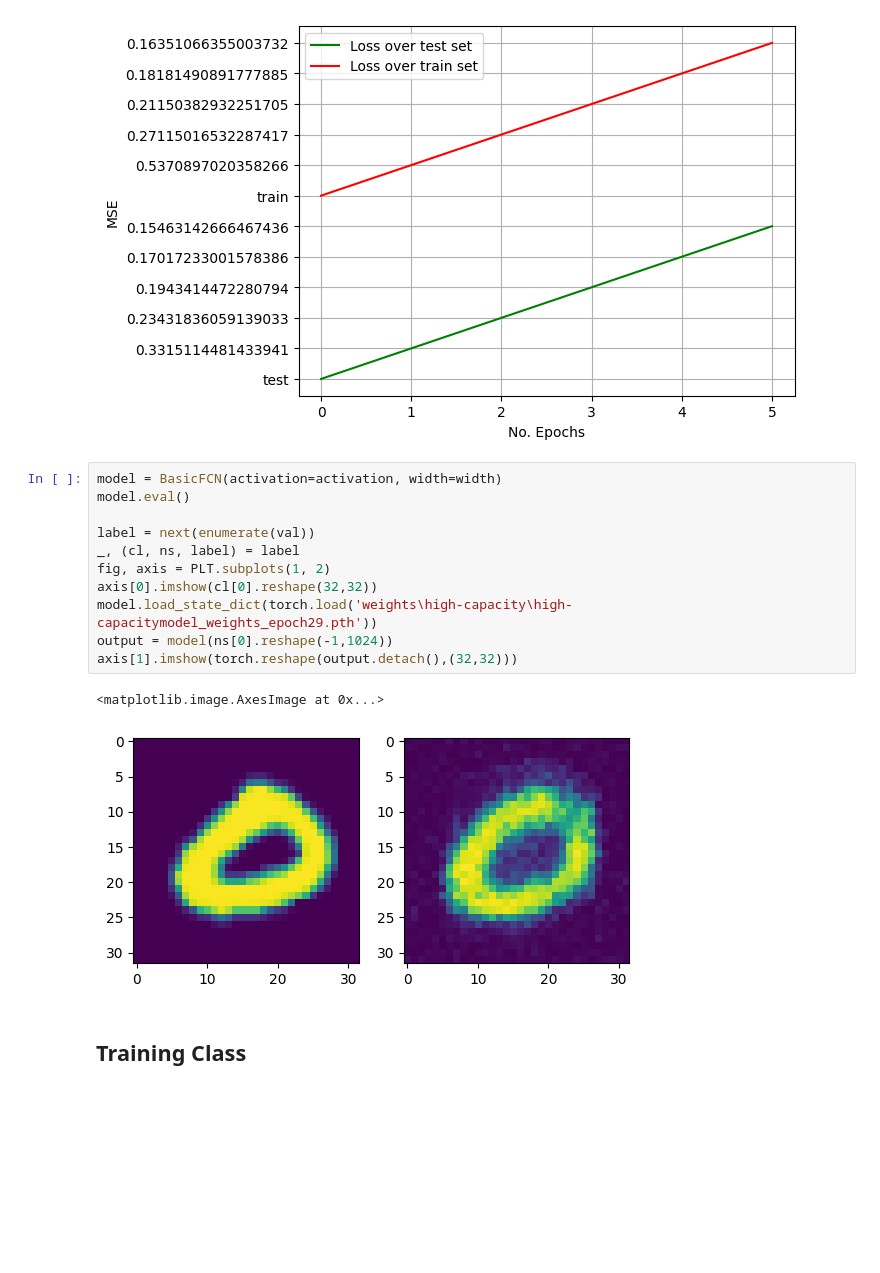
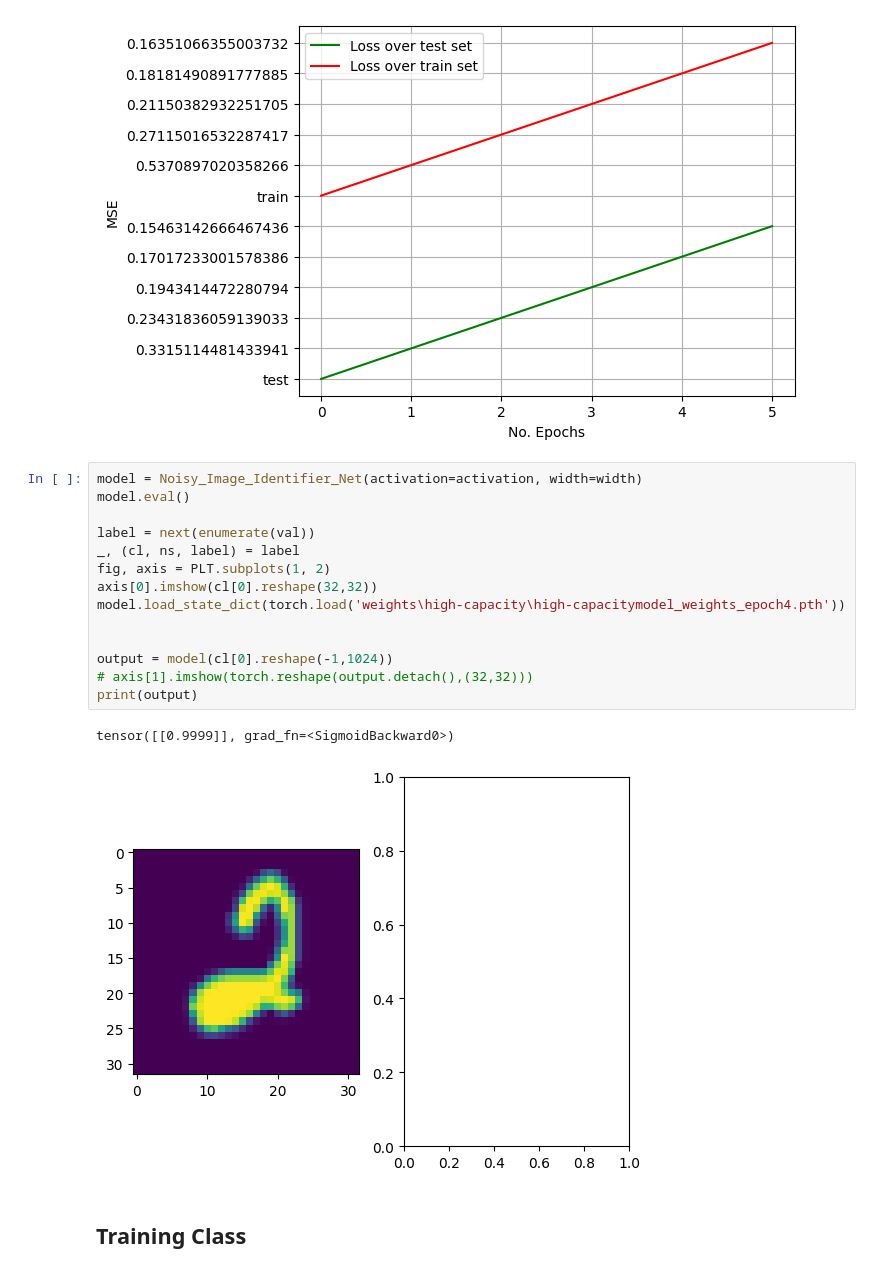
Before and after one commit to Christian-Stefan/Denoise-handwritten-digits-using-FCN, a Jupyter notebook: exercise_1.ipynb, the cells around one changed output. Saved outputs shown, nothing was run; the diff lists cells and outputs as text; blank space fills up the shorter version.

```diff
--- a/exercise_1.ipynb
+++ b/exercise_1.ipynb
@@ -282,19 +428,22 @@ print("{}\n{}".format(loss_container_te, loss_container_train))
 ['train', 0.5370897020358266, 0.27115016532287417, 0.21150382932251705, 0.18181490891777885, 0.16351066355003732]
 [figure]
 # %%
-model = BasicFCN(activation=activation, width=width)
+model = Noisy_Image_Identifier_Net(activation=activation, width=width)
 model.eval()
 
 label = next(enumerate(val))
 _, (cl, ns, label) = label
 fig, axis = PLT.subplots(1, 2)
 axis[0].imshow(cl[0].reshape(32,32))
-model.load_state_dict(torch.load('weights\high-capacity\high-capacitymodel_weights_epoch29.pth'))
-output = model(ns[0].reshape(-1,1024))
-axis[1].imshow(torch.reshape(output.detach(),(32,32)))
+model.load_state_dict(torch.load('weights\high-capacity\high-capacitymodel_weights_epoch4.pth'))
+
+
+output = model(cl[0].reshape(-1,1024))
+# axis[1].imshow(torch.reshape(output.detach(),(32,32)))
+print(output)
 # %% [output]
-<matplotlib.image.AxesImage at 0x...>
+tensor([[0.9999]], grad_fn=<SigmoidBackward0>)
-[figure, old version]
+[figure, new version]
 # %% [markdown]
 ## Training Class
 # %%
```
Also changed, not shown: parts of 12 cells of this notebook, 1 other file.
